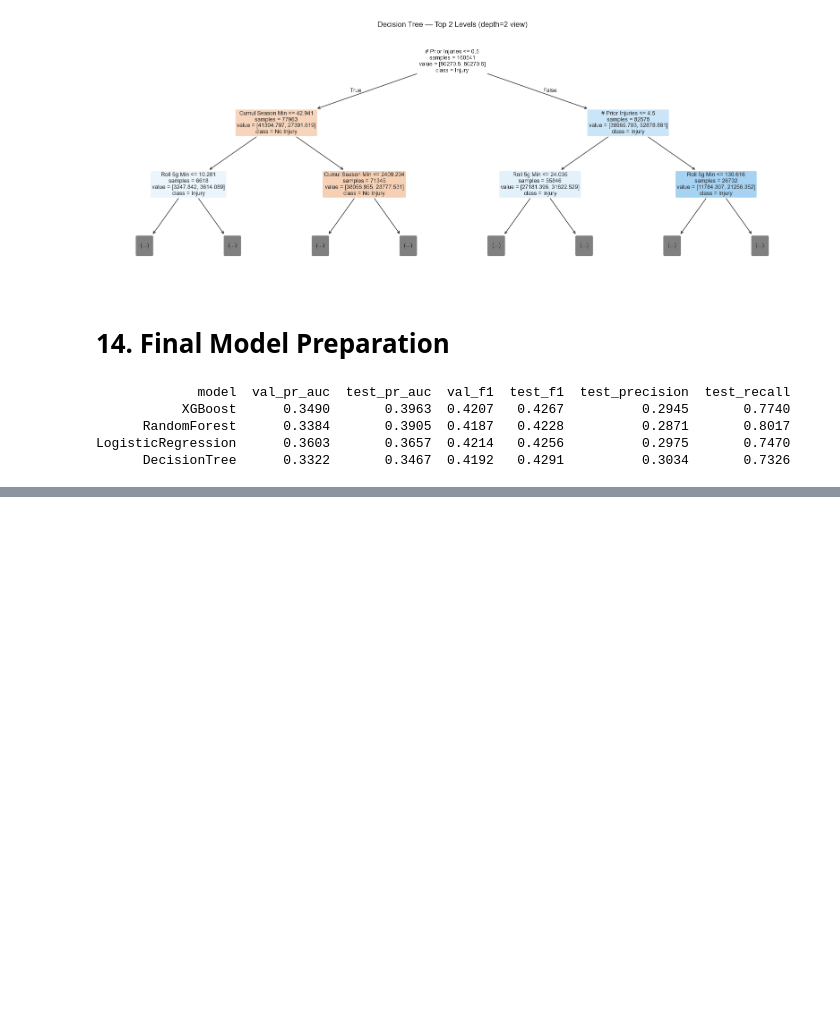
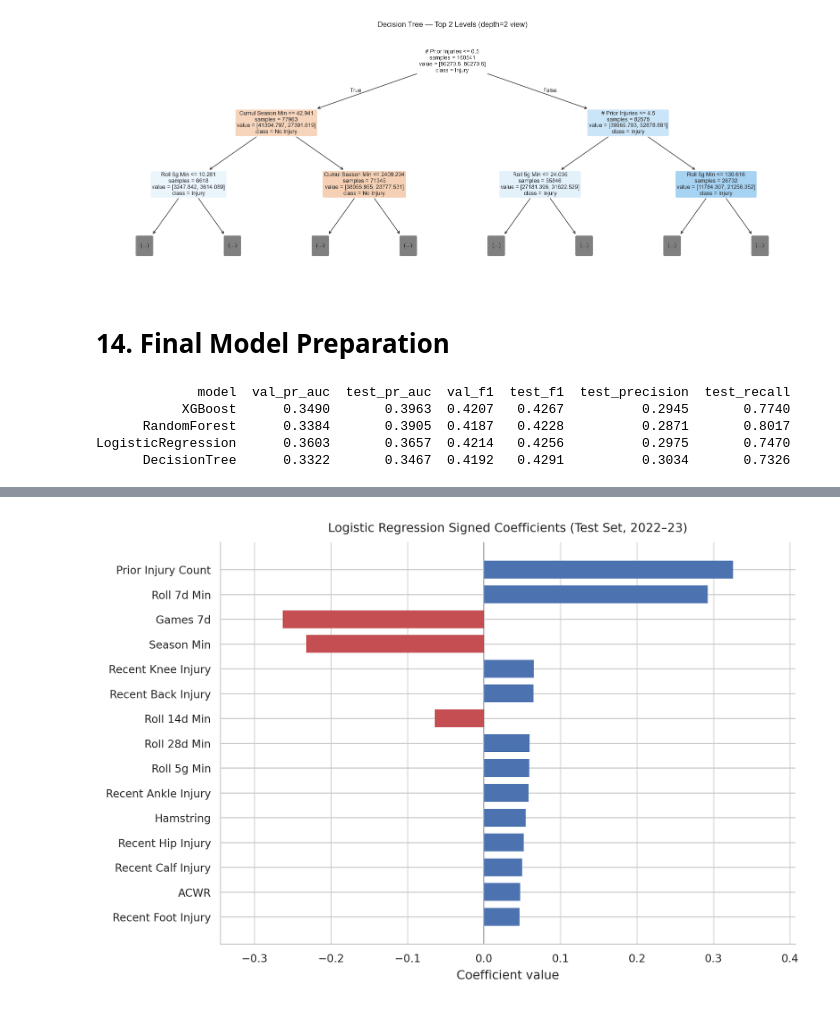
Before and after one commit to tumbrelpeanuts/nba-injury-risk, a Jupyter notebook: notebooks/05_modeling.ipynb, the cells around one changed output, grey strips where cells are left out. Cells and saved outputs as stored; diff of their text form; code cells hidden in the pictures; blank space fills up the shorter version.

```diff
--- a/notebooks/05_modeling.ipynb
+++ b/notebooks/05_modeling.ipynb
@@ -1352,0 +1485,67 @@ LogisticRegression      0.3603       0.3657  0.4214   0.4256          0.2975
+# %%
+# =============================================================================
+# Logistic Regression Signed Coefficients — Test Set (2022-23)
+# =============================================================================
+
+import matplotlib.pyplot as plt
+
+lr_model = test_models["LogisticRegression"]
+lr_coef = pd.Series(lr_model.coef_[0], index=short_names)
+
+# Keep top-N by absolute magnitude, but preserve sign for plotting
+lr_coef = lr_coef.reindex(lr_coef.abs().sort_values(ascending=False).head(TOP_N).index)
+
+# Publication-style defaults
+plt.rcParams.update({
+    "font.family": "DejaVu Sans",
+    "font.size": 9,
+    "axes.titlesize": 9,
+    "axes.labelsize": 9,
+    "xtick.labelsize": 8,
+    "ytick.labelsize": 8,
+    "figure.dpi": 300,
+    "savefig.dpi": 300,
+})
+
+fig, ax = plt.subplots(figsize=(7.2, 4.8), constrained_layout=True)
+
+# Muted, colorblind-friendlier palette
+pos_color = "#4C72B0"  # muted blue
+neg_color = "#C44E52"  # muted red
+
+colors = [pos_color if v > 0 else neg_color for v in lr_coef.values]
+
+ax.barh(
+    lr_coef.index[::-1],
+    lr_coef.values[::-1],
+    color=colors[::-1],
+    edgecolor="none",
+    height=0.72,
+)
+
+ax.axvline(0, color="0.25", linewidth=1.0, zorder=0)
+
+ax.set_title("Logistic Regression Signed Coefficients (Test Set, 2022–23)", pad=8)
+ax.set_xlabel("Coefficient value")
+
+ax.grid(axis="x", color="0.85", linewidth=0.8)
+ax.set_axisbelow(True)
+
+# Clean publication look
+ax.spines["top"].set_visible(False)
+ax.spines["right"].set_visible(False)
+
+# Optional: add a little extra x-padding for readability
+xmin, xmax = ax.get_xlim()
+pad = 0.08 * (xmax - xmin)
+ax.set_xlim(xmin - pad, xmax + pad)
+
+plt.savefig(
+    "../docs/reports/images/LR_coefficients_test.png",
+    dpi=300,
+    bbox_inches="tight",
+    facecolor="white",
+)
+plt.show()
+# %% [output]
+[figure, added]
```
Also changed, not shown: parts of 9 cells of this notebook.
